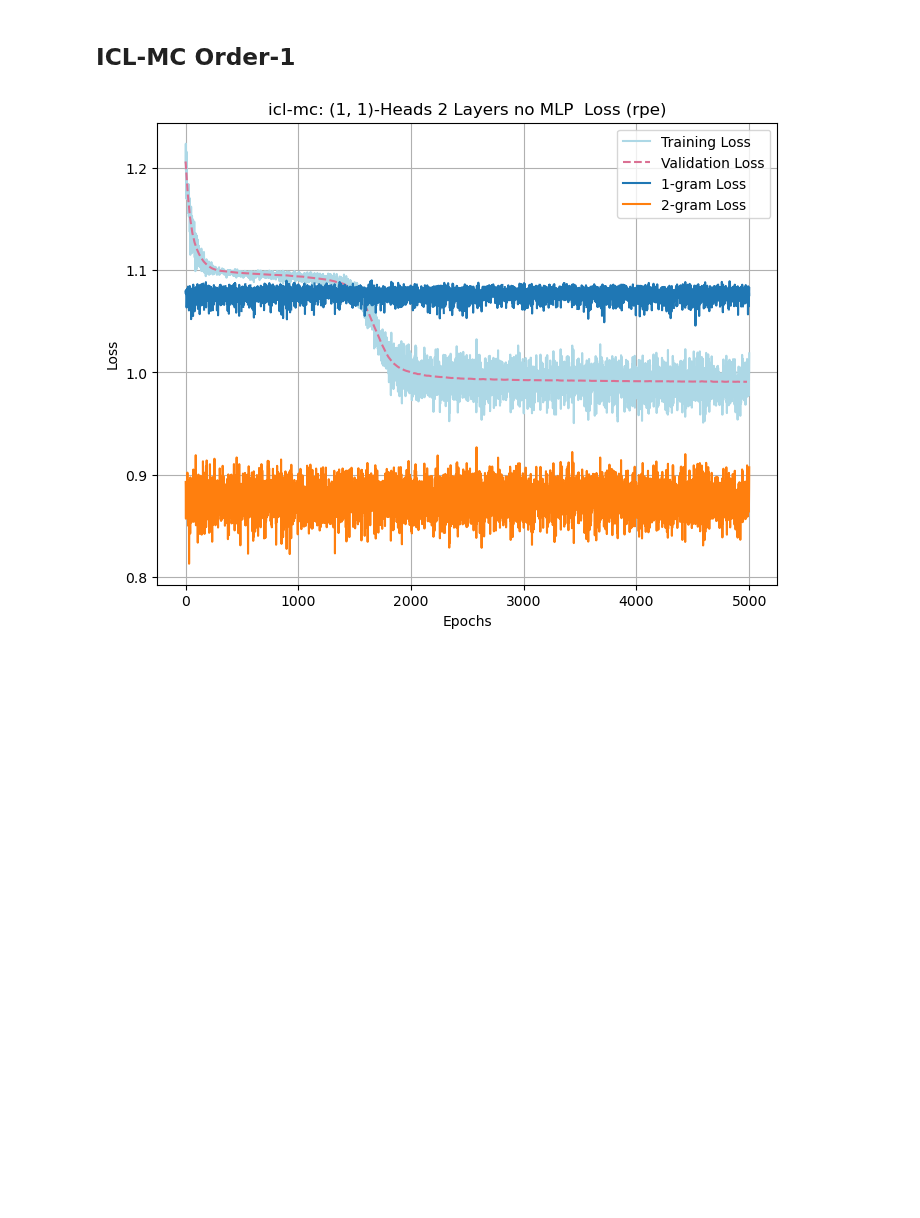
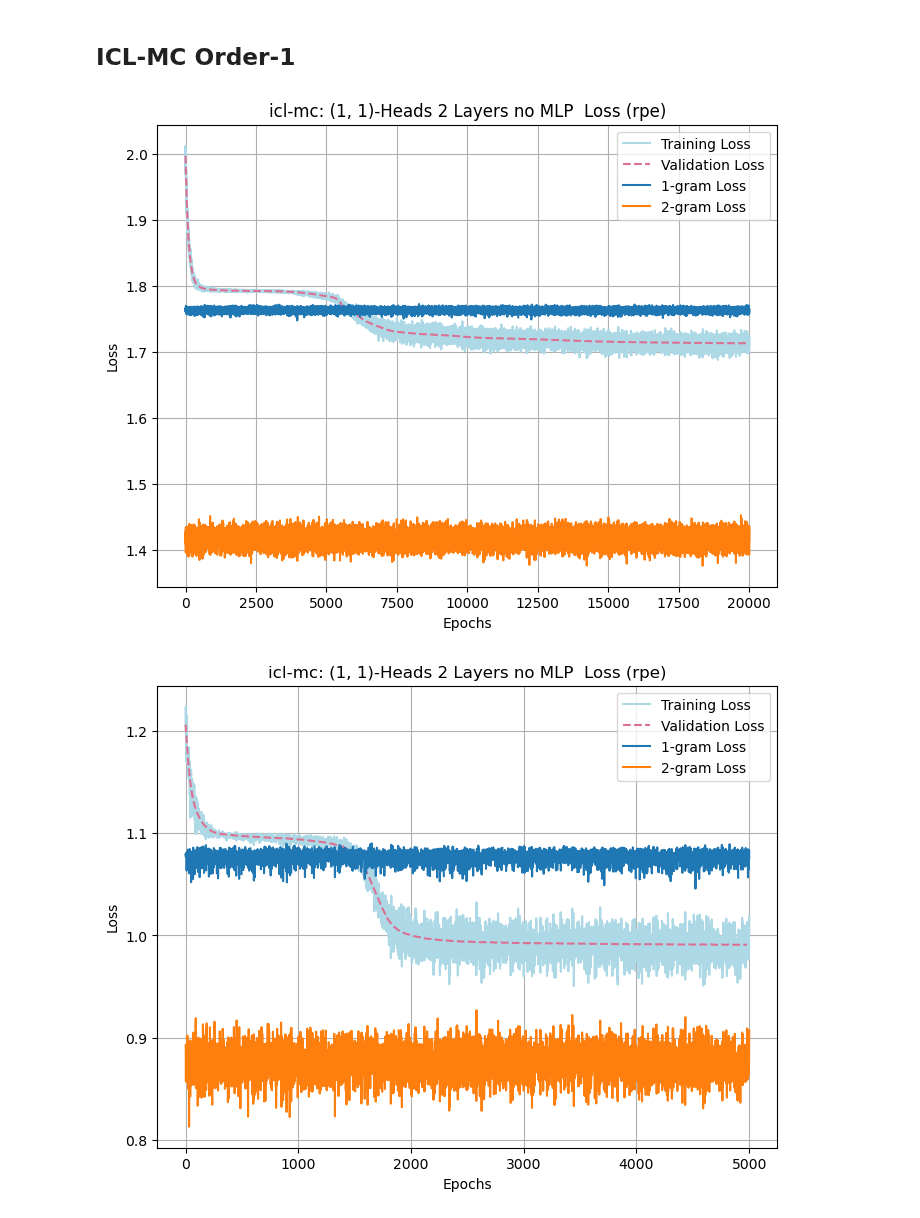
Before and after one commit to ezyhdxm/ICL, a Jupyter notebook: markov_attn.ipynb, the cells around one changed output. Drawn from its saved outputs; the diff is of its cells as text; code cells hidden in the pictures; blank space fills up the shorter version.

```diff
--- a/markov_attn.ipynb
+++ b/markov_attn.ipynb
@@ -215,7 +215,7 @@ Transformer(
 ## ICL-MC Order-1
 # %%
 SEQ_LEN = 100
-VOC_SIZE = 3
+VOC_SIZE = 6
 BATCH_SIZE = 64
 
 config = Config(
@@ -226,7 +226,7 @@ config = Config(
         seq_len=SEQ_LEN,
         vocab_size=VOC_SIZE,
         batch_size=BATCH_SIZE,
-        num_epochs=5000,
+        num_epochs=20000,
         eval_iter=20,
         pos_enc='rpe',
         pos_max_len=100,
@@ -246,6 +246,10 @@ sampler_config = MarkovSamplerConfig(seq_len=SEQ_LEN, vocab_size=VOC_SIZE, batch
 model = Transformer(config).to(config.device)
 # %%
 train_results = train_model(model, config, sampler_config, 'icl-mc') # M3 Pro, for small models, M3 Pro is faster than GPU.
+# %%
+plot.get_loss_plots(config, train_results, 'icl-mc')
+# %% [output]
+[figure, added]
 # %%
 train_results = train_model(model, config, sampler_config, 'icl-mc') # RTX 3090Ti
 # %%
```
Also changed, not shown: 4 other files.
